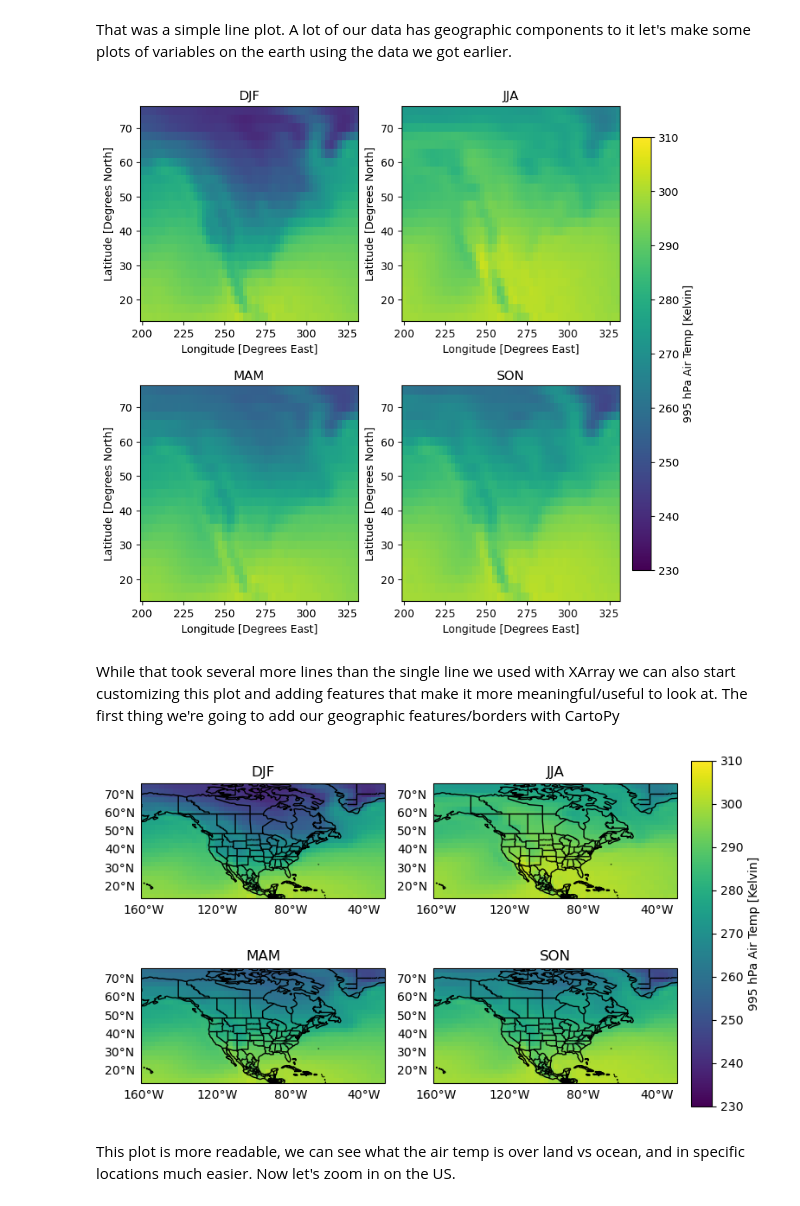
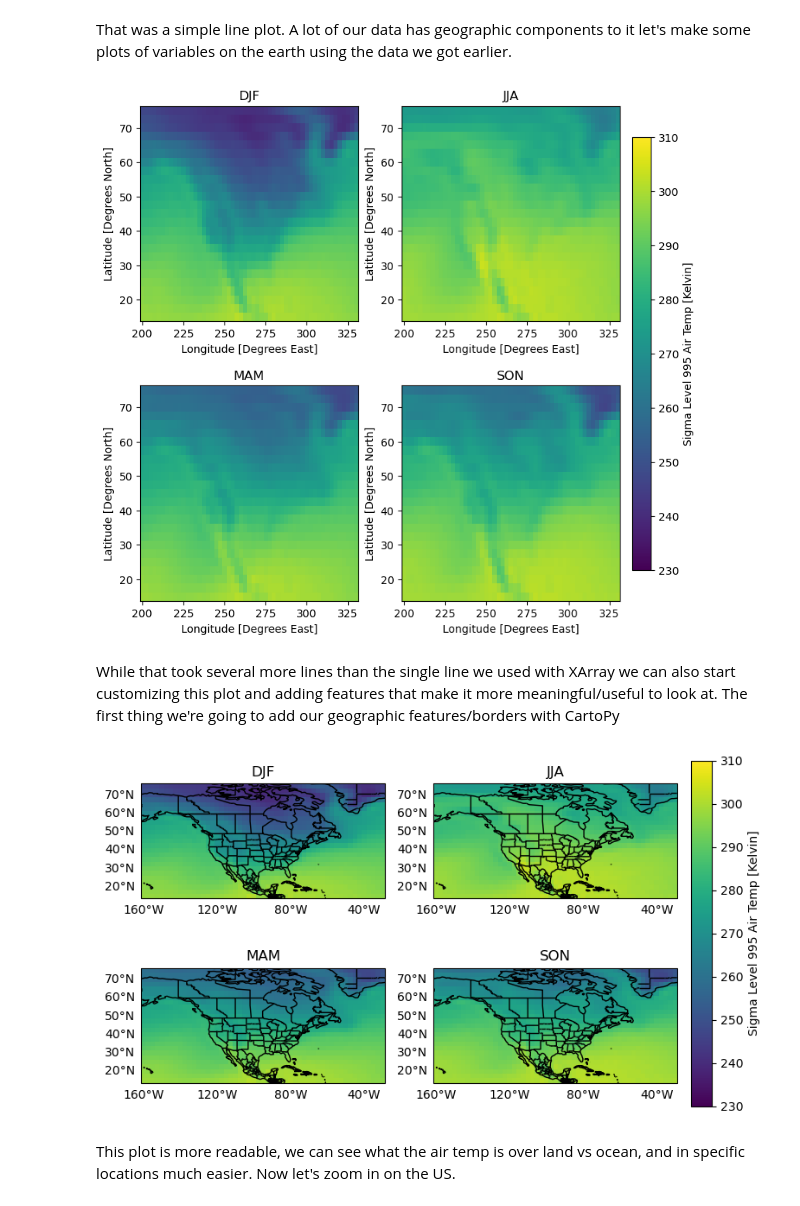
Before and after one commit to JustinRHudson/ATS_Prog_Tutorial, a Jupyter notebook: Workshop_2.ipynb, the cells around one changed output. Drawn from its saved outputs; the diff is of its cells as text; code cells hidden in the pictures.

Commit message:
Updated example plots

```diff
--- a/Workshop_2.ipynb
+++ b/Workshop_2.ipynb
@@ -620,7 +620,7 @@ pc3 = ax[1,1].pcolormesh(season_mean.lon,season_mean.lat,season_mean.air[3,:,:],
 
 # This makes a colorbar axis, and adds it to the plot
 cax = fig.add_axes([0.92,0.15,0.03,0.7])
-cbar = plt.colorbar(pc0,cax=cax,label = '995 hPa Air Temp [Kelvin]')
+cbar = plt.colorbar(pc0,cax=cax,label = 'Sigma Level 995 Air Temp [Kelvin]')
 
 # This modifies the spacing of our plots
 plt.subplots_adjust(hspace = 0.3,wspace = 0.2,top = 0.9,bottom = 0.1)
@@ -640,7 +640,7 @@ ax[1,1].set_title('SON')
 # Call plt.show() to suppress outputs from the final method call
 plt.show()
 # %% [output]
-[figure, old version]
+[figure, new version]
 # %% [markdown]
 While that took several more lines than the single line we used with XArray we can also start customizing this plot and adding features that make it more meaningful/useful to look at. The first thing we're going to add our geographic features/borders with CartoPy
 # %%
@@ -661,39 +661,39 @@ pc3 = ax[1,1].pcolormesh(season_mean.lon,season_mean.lat,season_mean.air[3,:,:],
 
 # This makes a colorbar axis, and adds it to the plot
 cax = fig.add_axes([0.92,0.25,0.03,0.5])
-cbar = plt.colorbar(pc0,cax=cax,label = '995 hPa Air Temp [Kelvin]')
+cbar = plt.colorbar(pc0,cax=cax,label = 'Sigma Level 995 Air Temp [Kelvin]')
 
 # This modifies the spacing of our plots
 plt.subplots_adjust(hspace = -0.5,wspace = 0.2,top = 0.9,bottom = 0.1)
 
 # This adds labels to our various plots, and sets the X/Y ticks
 for row in ax:
     for item in row:
         item.set_xlabel('Longitude [Degrees West]')
         item.set_ylabel('Latitude [Degrees North]')
         gl = item.gridlines(crs = ccrs.PlateCarree(),draw_labels = True,)
         gl.xlines = False
         gl.ylines = False
         gl.top_labels = False
         gl.right_labels = False
         gl.xlocator = mticker.FixedLocator([-160,-120,-80,-40])
         item.coastlines()
         # Adds country borders
         item.add_feature(cfeature.BORDERS)
         # Adds Country subdivisions (e.g. States/Provinces)
         item.add_feature(cfeature.NaturalEarthFeature(category='cultural',
     name='admin_1_states_provinces_lines', scale='10m', facecolor='none', edgecolor='k'))
 
 
 # Sets the title for the plots
 ax[0,0].set_title('DJF')
 ax[0,1].set_title('JJA')
 ax[1,0].set_title('MAM')
 ax[1,1].set_title('SON')
 # Call plt.show() to suppress outputs from the final method call
 plt.show()
 # %% [output]
-[figure, old version]
+[figure, new version]
 # %% [markdown]
 This plot is more readable, we can see what the air temp is over land vs ocean, and in specific locations much easier. Now let's zoom in on the US.
 # %%
```
Also changed, not shown: parts of 16 cells of this notebook.
